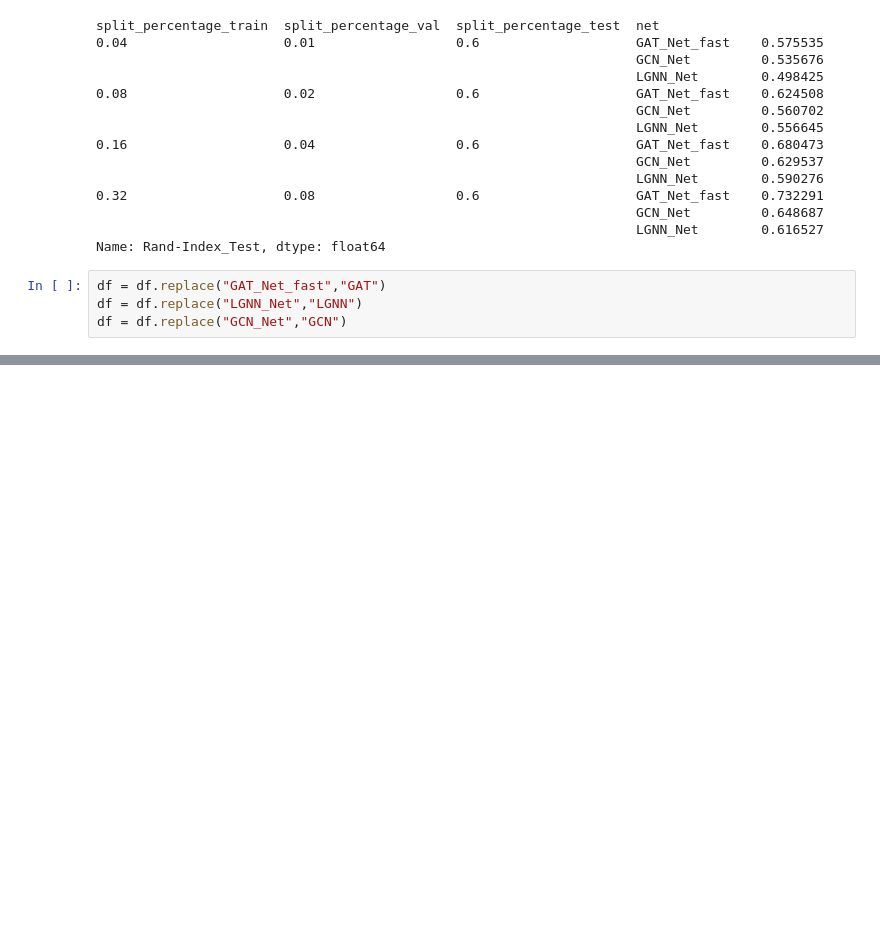
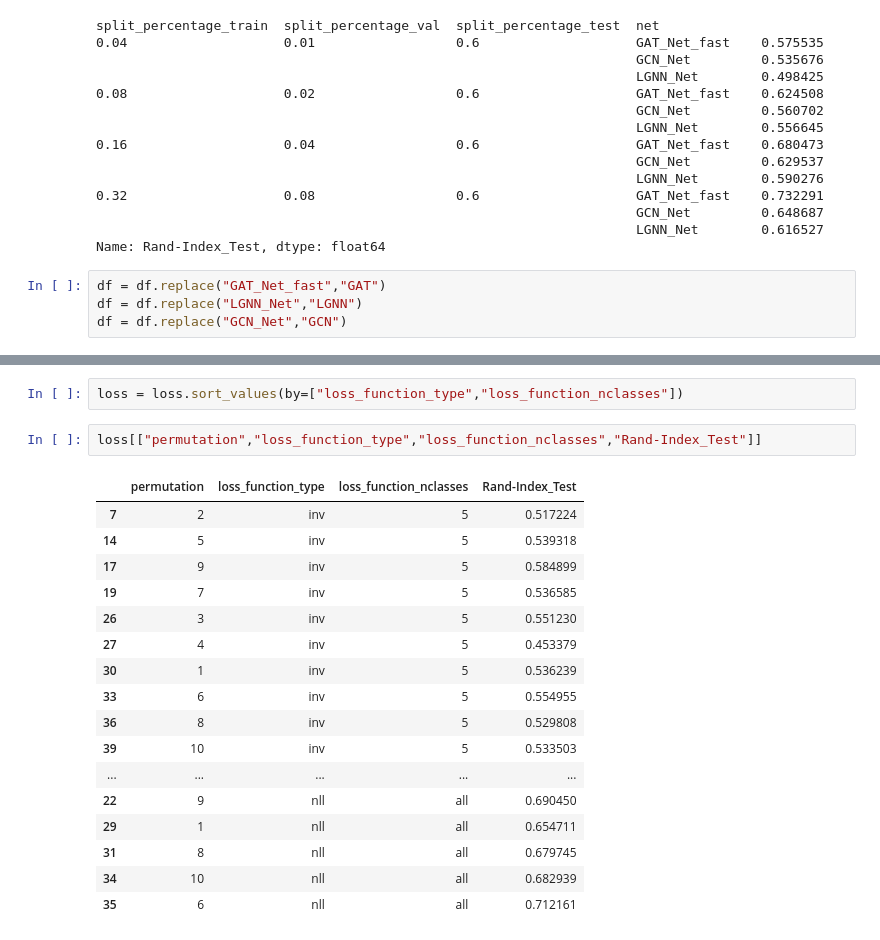
Before and after one commit to adrian-lison/gnn-community-detection, a Jupyter notebook: Notebooks/Results Analysis.ipynb, the cells around one changed output, grey strips where cells are left out. Saved outputs shown, nothing was run; the diff lists cells and outputs as text; blank space fills up the shorter version.

```diff
--- a/Notebooks/Results Analysis.ipynb
+++ b/Notebooks/Results Analysis.ipynb
@@ -120,0 +246,22 @@ plt.show()
+# %%
+loss = loss.sort_values(by=["loss_function_type","loss_function_nclasses"])
+# %%
+loss[["permutation","loss_function_type","loss_function_nclasses","Rand-Index_Test"]]
+# %% [output]
+|  | permutation | loss_function_type | loss_function_nclasses | Rand-Index_Test |
+| 7 | 2 | inv | 5 | 0.517224 |
+| 14 | 5 | inv | 5 | 0.539318 |
+| 17 | 9 | inv | 5 | 0.584899 |
+| 19 | 7 | inv | 5 | 0.536585 |
+| 26 | 3 | inv | 5 | 0.551230 |
+| 27 | 4 | inv | 5 | 0.453379 |
+| 30 | 1 | inv | 5 | 0.536239 |
+| 33 | 6 | inv | 5 | 0.554955 |
+| 36 | 8 | inv | 5 | 0.529808 |
+| 39 | 10 | inv | 5 | 0.533503 |
+| ... | ... | ... | ... | ... |
+| 22 | 9 | nll | all | 0.690450 |
+| 29 | 1 | nll | all | 0.654711 |
+| 31 | 8 | nll | all | 0.679745 |
+| 34 | 10 | nll | all | 0.682939 |
+| 35 | 6 | nll | all | 0.712161 |
```
Also changed, not shown: parts of 12 cells of this notebook, 3 other files.
